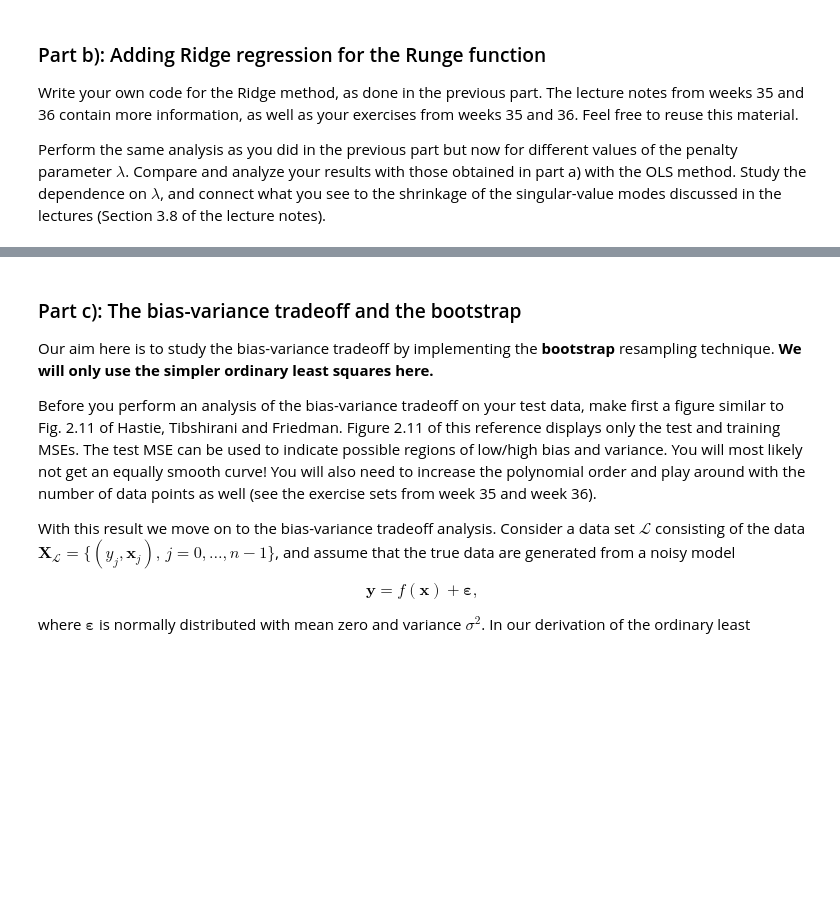
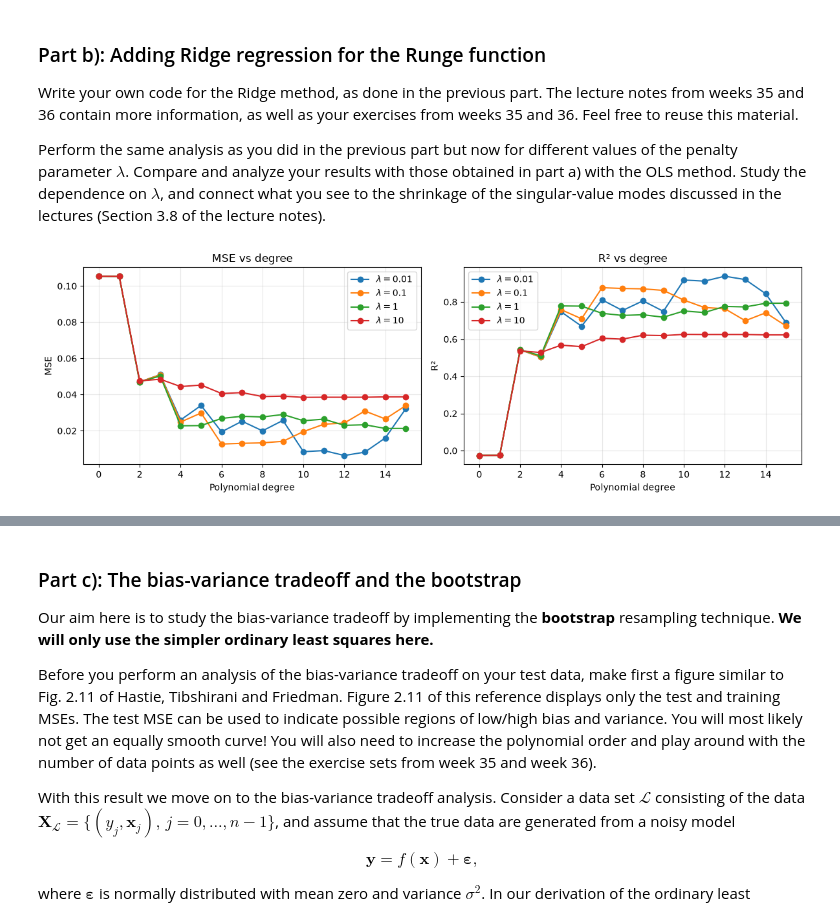
Before and after one commit to Timholmen96/MachineLearningUiO, a Jupyter notebook: doc/Projects/2026/Project1/Project1.ipynb, the cells around one changed output, grey strips where cells are left out. Cells and saved outputs as stored; diff of their text form; code cells hidden in the pictures; blank space fills up the shorter version.

```diff
--- a/doc/Projects/2026/Project1/Project1.ipynb
+++ b/doc/Projects/2026/Project1/Project1.ipynb
@@ -271,3 +279,100 @@ $\lambda$, and connect what you see to the shrinkage of the singular-value modes
 discussed in the lectures (Section 3.8 of the lecture notes).
 # %%
 # Your code for part b) here
+maxdeg = 15
+deg_V = np.arange(maxdeg + 1)
+lambdas = [1e-2, 1e-1, 1.0, 1e1]
+MSE_grid = np.zeros((maxdeg + 1, len(lambdas)))
+R2_grid = np.zeros((maxdeg + 1, len(lambdas)))
+Parameter_V = []
+Prediction_V = []
+
+lmb = 0.1
+for degree in range(maxdeg + 1):
+    X = design_matrix(x, degree)
+    X_train, X_test, y_train, y_test = train_test_split(X,
+    y, test_size=0.3, random_state=2026)
+
+    # Beholder intercept
+    X_train_norm = X_train.copy()
+    X_test_norm = X_test.copy()
+    if degree > 0:
+        X_train_mean = X_train[:, 1:].mean(axis=0)
+        X_train_std = X_train[:, 1:].std(axis=0)
+
+        X_train_norm[:, 1:] = (X_train[:, 1:] - X_train_mean) / X_train_std
+        X_test_norm[:, 1:] = (X_test[:, 1:] - X_train_mean) / X_train_std
+        # Trenger ikke sentrere y da design matrisen inneholder intercept
+    for i, lmb in enumerate(lambdas):
+        I = np.eye(X_train_norm.shape[1])
+        I[0,0] = 0.0 # Vil ikke at intercept skal bli straffet av Ridge
+
+        theta = np.linalg.pinv((X_train_norm).T @ (X_train_norm) + lmb*I) @ (X_train_norm).T @ y_train
+
+        # Bruk treningsmodellens normalisering for hver grads prediksjonskurve.
+        X_plot = design_matrix(xx, degree)
+        if degree > 0:
+            X_plot[:, 1:] = (X_plot[:, 1:] - X_train_mean) / X_train_std
+        #Prediction_V.append(X_plot @ theta)
+
+        y_predict = X_test_norm @ theta
+        mse = np.mean((y_test - y_predict)**2)
+        #MSE_V.append(mse)
+
+        y_predict = X_test_norm @ theta
+        MSE_grid[degree, i] = np.mean((y_test - y_predict)**2)
+        y_mean = np.mean(y_test)
+        R2_grid[degree, i] = 1 - np.sum((y_test - y_predict)**2) / np.sum((y_test - y_mean)**2)
+
+
+fig, axes = plt.subplots(1, 2, figsize=(12, 4))
+
+for i, lam in enumerate(lambdas):
+    axes[0].plot(deg_V, MSE_grid[:, i], marker="o", label=rf"$\lambda={lam:.2g}$")
+    axes[1].plot(deg_V, R2_grid[:, i], marker="o", label=rf"$\lambda={lam:.2g}$")
+
+axes[0].set_xlabel("Polynomial degree")
+axes[0].set_ylabel("MSE")
+axes[0].set_title("MSE vs degree")
+axes[0].grid(alpha=0.3)
+axes[0].legend()
+
+axes[1].set_xlabel("Polynomial degree")
+axes[1].set_ylabel("R²")
+axes[1].set_title("R² vs degree")
+axes[1].grid(alpha=0.3)
+axes[1].legend()
+
+plt.tight_layout()
+plt.show()
+
+import seaborn as sns
+
+fig, axes = plt.subplots(1, 2, figsize=(16, 6))
+
+# MSE heatmap
+im1 = axes[0].imshow(MSE_grid, aspect="auto", origin="lower", cmap="viridis")
+axes[0].set_title("Ridge MSE")
+axes[0].set_xlabel("Lambda")
+axes[0].set_ylabel("Polynomial degree")
+axes[0].set_xticks(np.arange(len(lambdas)))
+axes[0].set_xticklabels([f"{lam:.2g}" for lam in lambdas], rotation=45, ha="right")
+axes[0].set_yticks(np.arange(maxdeg + 1))
+axes[0].set_yticklabels(deg_V)
+fig.colorbar(im1, ax=axes[0], label="MSE")
+
+# R² heatmap
+im2 = axes[1].imshow(R2_grid, aspect="auto", origin="lower", cmap="viridis")
+axes[1].set_title("Ridge R²")
+axes[1].set_xlabel("Lambda")
+axes[1].set_ylabel("Polynomial degree")
+axes[1].set_xticks(np.arange(len(lambdas)))
+axes[1].set_xticklabels([f"{lam:.2g}" for lam in lambdas], rotation=45, ha="right")
+axes[1].set_yticks(np.arange(maxdeg + 1))
+axes[1].set_yticklabels(deg_V)
+fig.colorbar(im2, ax=axes[1], label="R²")
+
+plt.tight_layout()
+plt.show()
+# %% [output]
+[figure, added]
```
Also changed, not shown: parts of 5 cells of this notebook, 3 other files.
